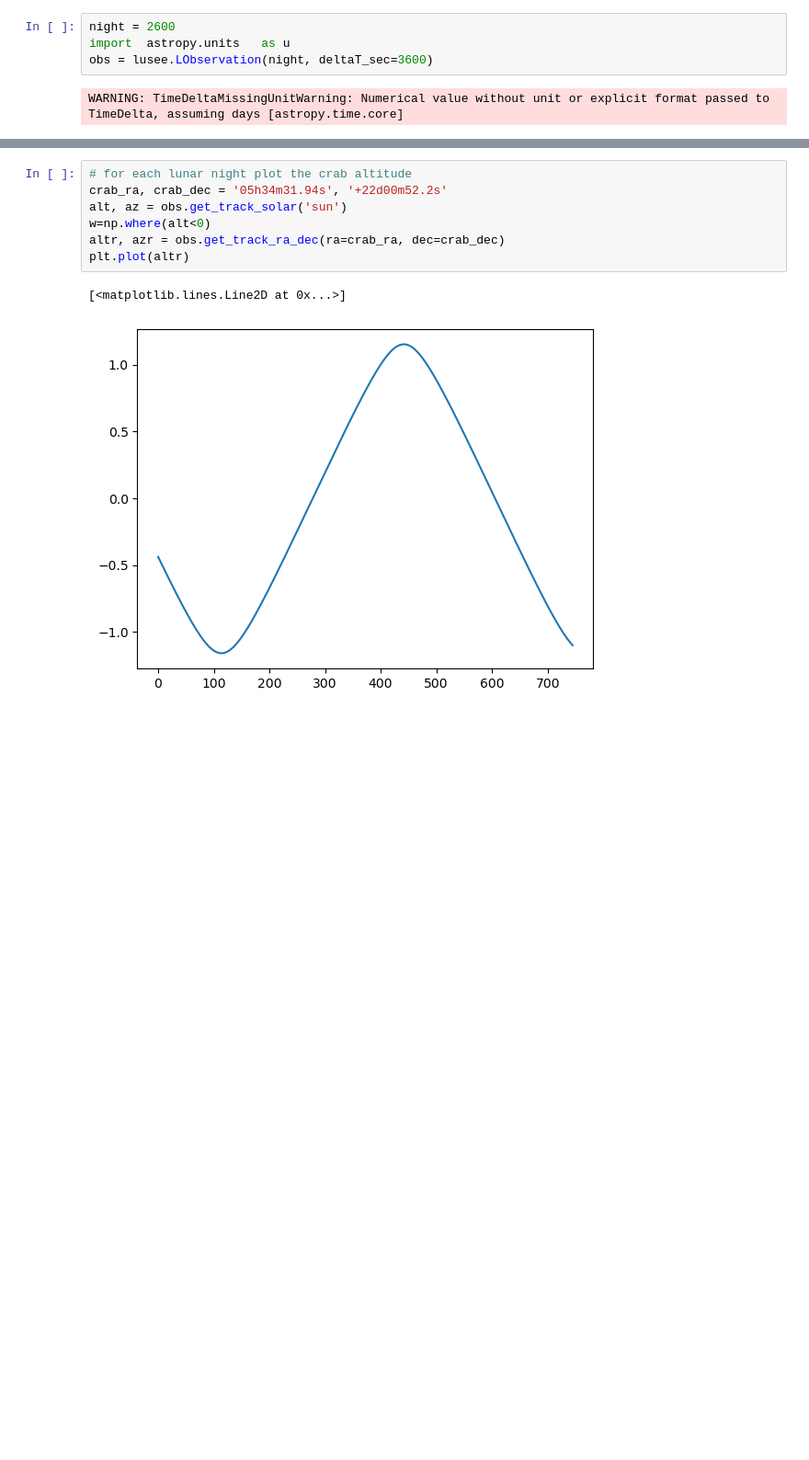
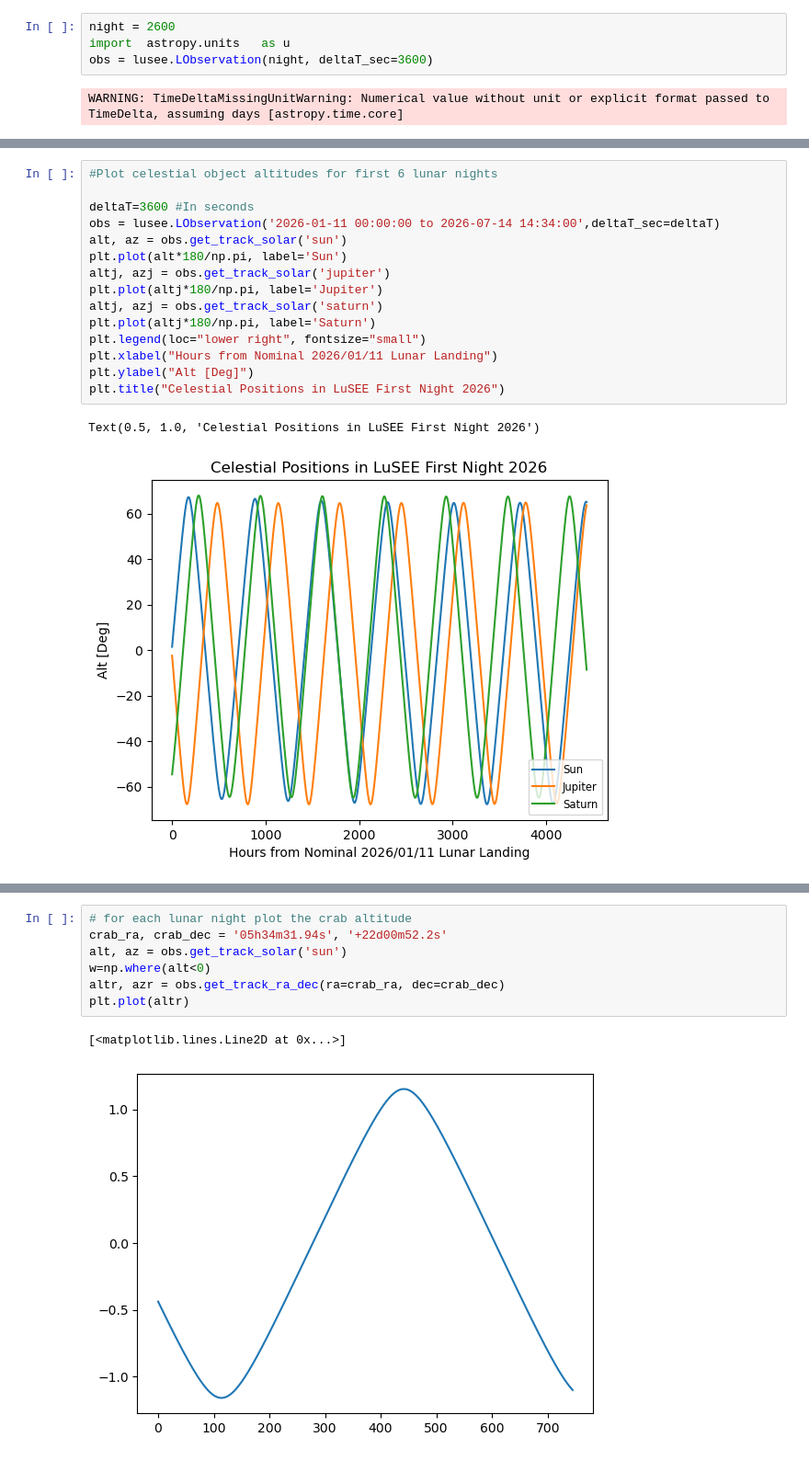
Before and after one commit to lusee-night/notebooks, a Jupyter notebook: celestial_objects/transits.ipynb, the cells around one changed output, grey strips where cells are left out. Shown at 92% size. Cells and saved outputs as stored; diff of their text form; blank space fills up the shorter version.

Commit message:
Improving plotting notebook for transits

```diff
--- a/celestial_objects/transits.ipynb
+++ b/celestial_objects/transits.ipynb
@@ -54,0 +61,18 @@ Daylight remaining after nominal landing: 353 hrs 0 min 0 sec
+# %%
+#Plot celestial object altitudes for first 6 lunar nights
+
+deltaT=3600 #In seconds
+obs = lusee.LObservation('2026-01-11 00:00:00 to 2026-07-14 14:34:00',deltaT_sec=deltaT)
+alt, az = obs.get_track_solar('sun')
+plt.plot(alt*180/np.pi, label='Sun')
+altj, azj = obs.get_track_solar('jupiter')
+plt.plot(altj*180/np.pi, label='Jupiter')
+altj, azj = obs.get_track_solar('saturn')
+plt.plot(altj*180/np.pi, label='Saturn')
+plt.legend(loc="lower right", fontsize="small")
+plt.xlabel("Hours from Nominal 2026/01/11 Lunar Landing")
+plt.ylabel("Alt [Deg]")
+plt.title("Celestial Positions in LuSEE First Night 2026")
+# %% [output]
+Text(0.5, 1.0, 'Celestial Positions in LuSEE First Night 2026')
+[figure, added]
```
Also changed, not shown: parts of 5 cells of this notebook.
